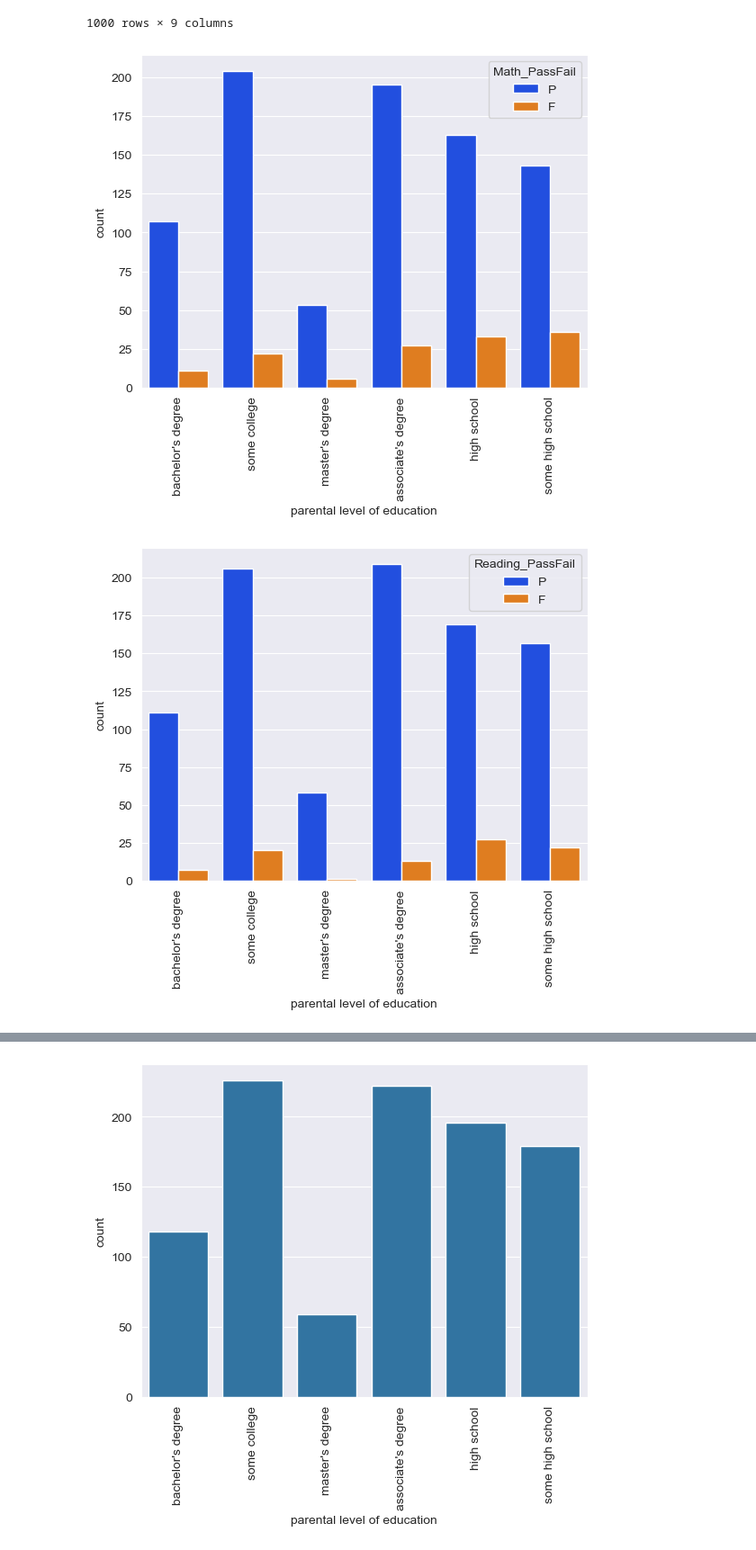
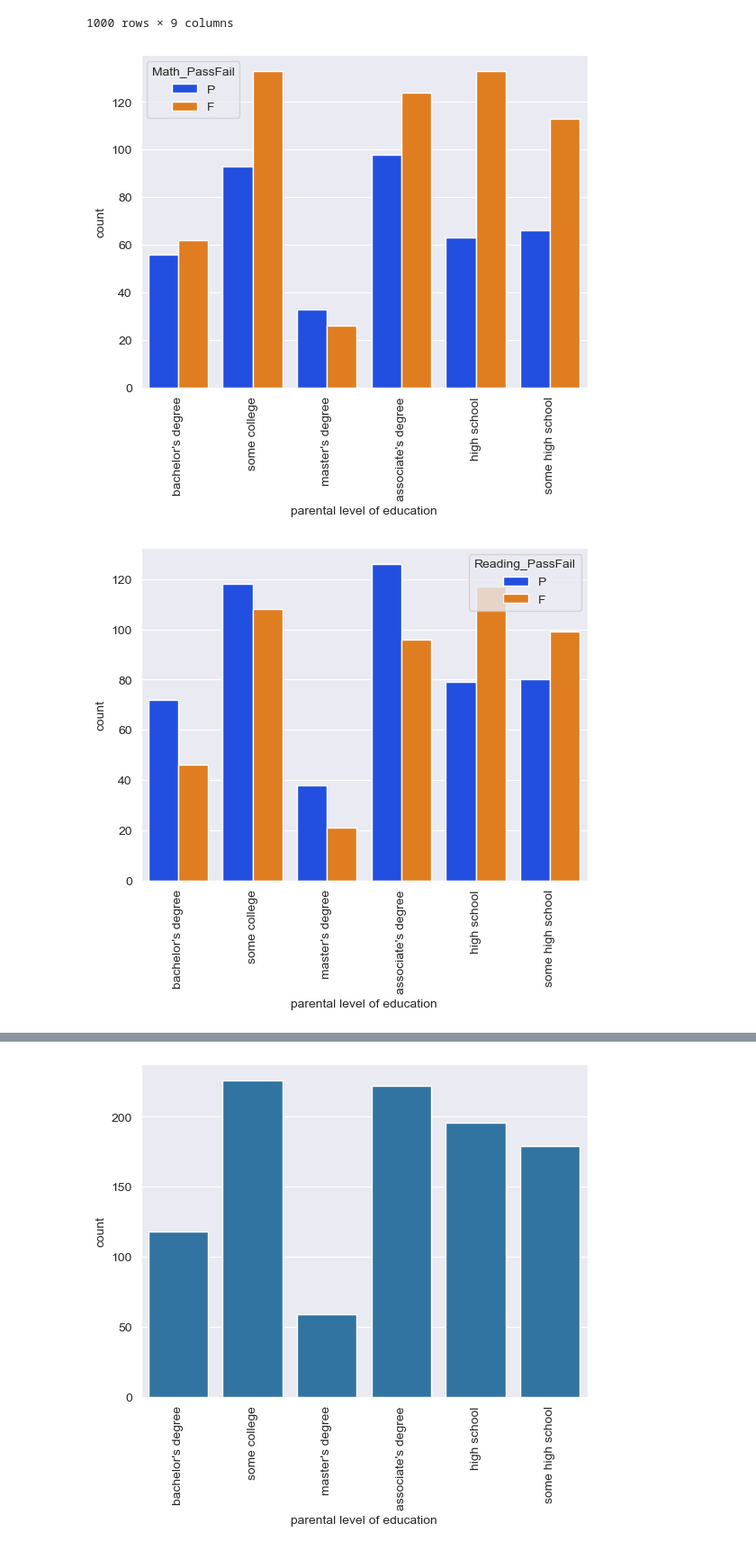
Before and after one commit to SR6/StudentPredictions, a Jupyter notebook: CSMLFinal.ipynb, the cells around one changed output, grey strips where cells are left out. Shown at 90% size. Drawn from its saved outputs; the diff is of its cells as text; code cells hidden in the pictures.

```diff
--- a/CSMLFinal.ipynb
+++ b/CSMLFinal.ipynb
@@ -63,18 +63,18 @@ data_file
 | 999 | female | 1000 | group D | some college | free/reduced | none | ... |
 1000 rows × 9 columns
 # %%
-passmark=50
+passmark=70
 data_file["Math_PassFail"]=np.where(data_file["math score"]<passmark,"F","P")
 #We call this column we add "take the math score" for us.
 #Let values be False and Positive if greater.
 data_file.Math_PassFail.value_counts()
 
 #plot of success in math relative to their parents' education
 p=sns.countplot(x="parental level of education",hue="Math_PassFail",data=data_file,palette="bright")
 plt.xticks(rotation=90)
 plt.show()
 # %% [output]
-[figure, old version]
+[figure, new version]
 # %%
 data_file["Reading_PassFail"]=np.where(data_file["reading score"]<passmark,"F","P")
 #We call this column we add "take the math score" for us.
@@ -86,7 +86,7 @@ p=sns.countplot(x="parental level of education",hue="Reading_PassFail",data=data
 plt.xticks(rotation=90)
 plt.show()
 # %% [output]
-[figure, old version]
+[figure, new version]
 # %%
 data_file["Writing_PassFail"]=np.where(data_file["writing score"]<passmark,"F","P")
 #We call this column we add "take the math score" for us.
```
Also changed, not shown: parts of 12 cells of this notebook.
